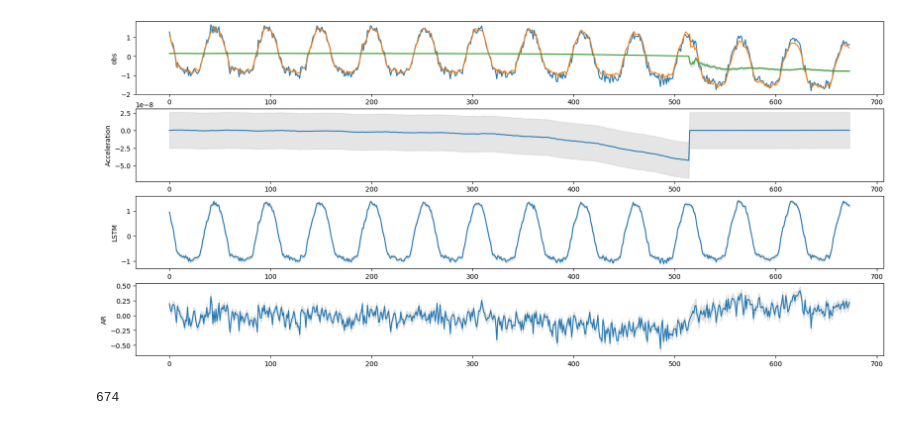
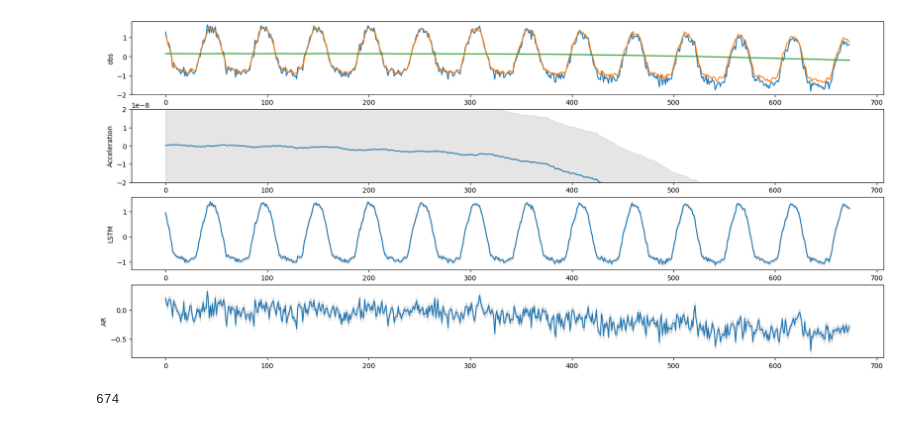
Before and after one commit to van-dai-vuong/cuTAGI, a Jupyter notebook: examples/tsad_test_lstm_realTS2.ipynb, the cells around one changed output. Drawn from its saved outputs; the diff is of its cells as text; code cells hidden in the pictures.

```diff
--- a/examples/tsad_test_lstm_realTS2.ipynb
+++ b/examples/tsad_test_lstm_realTS2.ipynb
@@ -132,8 +133,6 @@ state, _ = env.reset(z=env.ts_model.z, Sz=env.ts_model.Sz)
 
 for t in count():
     action = 0
-    if t == 450:
-        action = 1
     state, reward, terminated, _, info = env.step(action)
 
     if terminated:
@@ -185,35 +184,35 @@ ax1.fill_between(
     alpha=0.2,
     color='gray',
 )
-# ax1.set_ylim(-3e-8,1e-8)
+ax1.set_ylim(-2e-8,2e-8)
 ax1.set_ylabel('Acceleration')
 
 # Plot LSTM hidden states
 ax2.plot(time_step_indices, mu_hidden_states_one_episode[:,-1], label='LSTM hidden state')
 ax2.fill_between(
     time_step_indices,
     mu_hidden_states_one_episode[:,-1] - np.sqrt(var_hidden_states_one_episode[:,-1,-1]),
     mu_hidden_states_one_episode[:,-1] + np.sqrt(var_hidden_states_one_episode[:,-1,-1]),
     alpha=0.2,
     color='gray',
 )
 ax2.set_ylabel('LSTM')
 
 # Plot AR hidden states
 ax3.plot(time_step_indices, mu_hidden_states_one_episode[:,-2], label='AR hidden state')
 ax3.fill_between(
     time_step_indices,
     mu_hidden_states_one_episode[:,-2] - np.sqrt(var_hidden_states_one_episode[:,-2,-2]),
     mu_hidden_states_one_episode[:,-2] + np.sqrt(var_hidden_states_one_episode[:,-2,-2]),
     alpha=0.2,
     color='gray',
 )
 ax3.set_ylabel('AR')
 # ax3.set_ylim(-0.4,0.2)
 
 plt.show()
 # %% [output]
-[figure, old version]
+[figure, new version]
 # %%
 # Read csv date_time_file
 date_time_file = "data/HQ/hq_ts2_datetime.csv"
```
Also changed, not shown: parts of 4 cells of this notebook.
